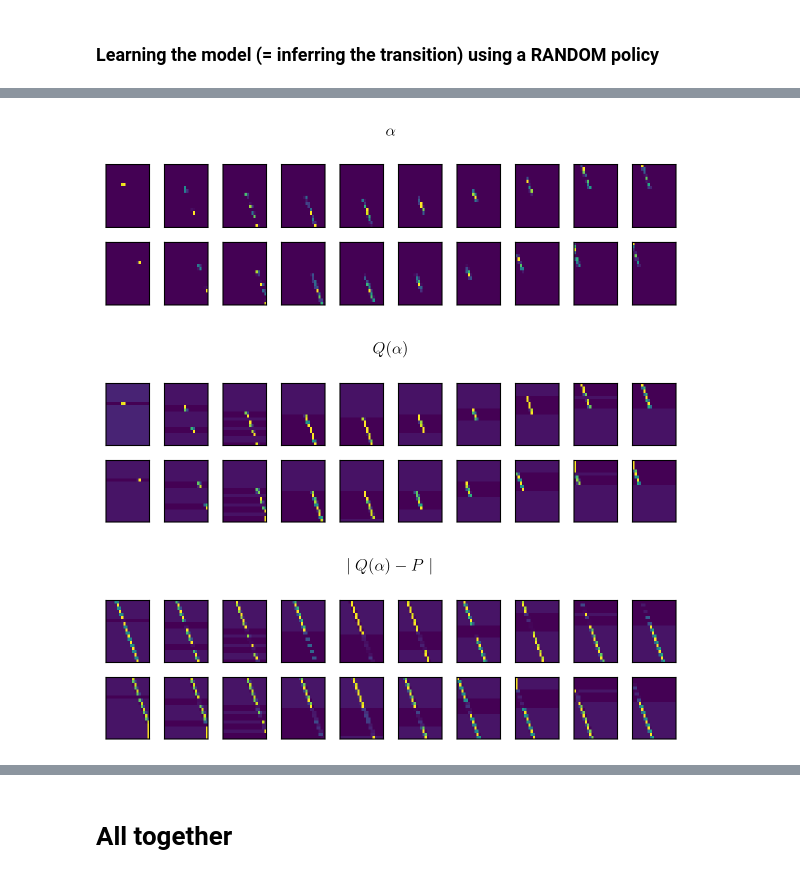
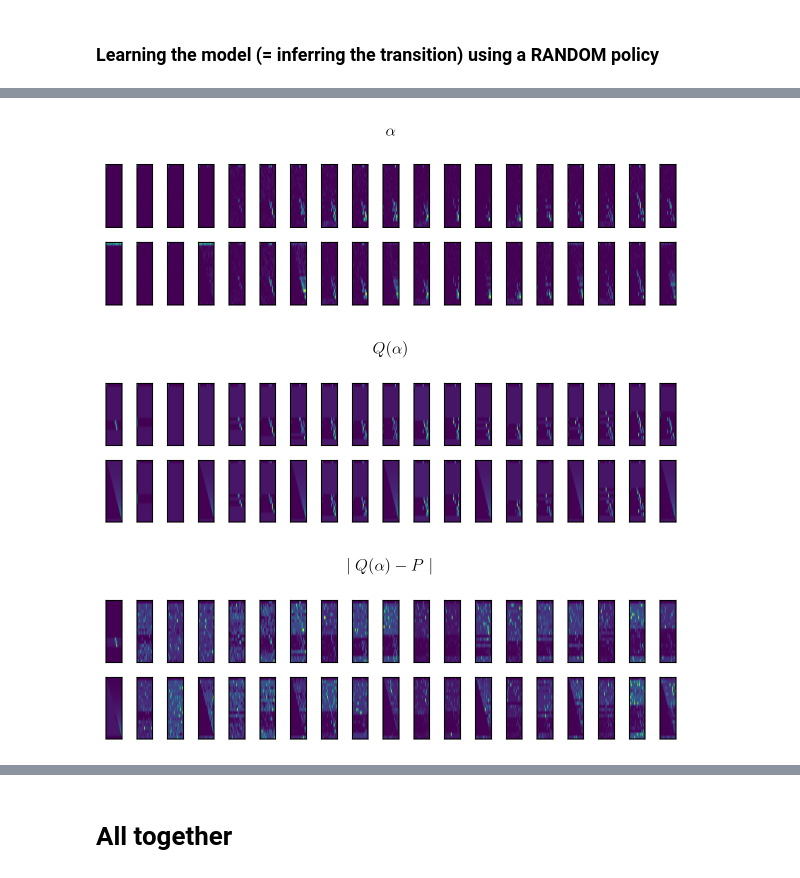
Before and after one commit to AurelienNioche/MAppAnalysis, a Jupyter notebook: notebooks/active_inference/main.ipynb, the cells around one changed output, grey strips where cells are left out. Cells and saved outputs as stored; diff of their text form; code cells hidden in the pictures.

```diff
--- a/notebooks/active_inference/main.ipynb
+++ b/notebooks/active_inference/main.ipynb
@@ -58,3 +54,4 @@ transition_velocity_atvv = normalize_last_dim(alpha_atvv) # Expected value given
 # %%
 n_step_per_day = np.sum(deriv_cum_steps, axis=1)
-total_n_step = np.max(n_step_per_day)
+max_n_step = np.max(n_step_per_day)
+print("max_n_step", max_n_step)
@@ -61,5 +60,5 @@ total_n_step = np.max(n_step_per_day)
 # %%
-position = np.linspace(0, total_n_step*1.2, 20)
+position = np.linspace(0, max_n_step*1.2, 20)
 # Compute position transition matrix
 sigma_transition_position = 10
 tr = np.zeros((position.size, velocity.size, position.size))
@@ -138,7 +137,7 @@ horizon = 1
 n_sample_run = 100
 
 # For logs
-hist_pos, hist_vel = np.zeros((n_sample_run, n_timestep)), np.zeros((n_sample_run, n_timestep))
+hist_pos, hist_vel = np.zeros((n_sample_run, n_timestep-1)), np.zeros((n_sample_run, n_timestep-1))
 
 # For each sample...
 for sample in range(n_sample_run):
@@ -148,7 +147,7 @@ for sample in range(n_sample_run):
 
     np.random.seed(1234 + sample*123)
 
-    for t_idx in range(n_timestep):
+    for t_idx in range(n_timestep-1):
 
         h = min(horizon, n_timestep - t_idx)
         action_plan = list(itertools.product(range(n_action), repeat=h))
@@ -203,16 +202,16 @@ plot.runs(run, *baselines)
 all_hist_err = {}
 policies_err = []
 # %%
-n_episode = 200
+n_episode = 1000
 n_sample_run = 20
-hist_err = np.zeros((n_sample_run, n_episode*n_timestep))
+hist_err = np.zeros((n_sample_run, n_episode*(n_timestep-1)))
 
 for sample in range(n_sample_run):
 
-    alpha_tavv = np.zeros((n_timestep, n_action, n_velocity, n_velocity)) + np.finfo(np.float64).eps
+    _alpha_atvv = np.zeros((n_action, n_timestep-1, n_velocity, n_velocity)) + 0.01 #np.finfo(np.float64).eps
 
     if sample == 0:
-        error = np.mean(np.absolute(transition_velocity_tavv - compute_q(alpha_tavv)))
+        error = np.mean(np.absolute(transition_velocity_atvv - compute_q(_alpha_atvv)))
         print(f"Initial error {error:.4f}")
 
     epoch = 0
@@ -225,24 +224,24 @@ for sample in range(n_sample_run):
 
         action_plan = np.random.randint(n_action, size=n_timestep)
 
-        for t_idx, t in enumerate(timestep):
+        for t_idx in range(timestep.size-1):
 
             # Pick new action and draw new velocity
             a = action_plan[t_idx]
             new_v_index = np.random.choice(
                 np.arange(n_velocity),
-                p=transition_velocity_tavv[t_idx, a, v_idx, :])
+                p=transition_velocity_atvv[a, t_idx, v_idx, :])
 
             # Update alpha
             # https://blog.jakuba.net/posterior-predictive-distribution-for-the-dirichlet-categorical-model/
-            alpha_tavv[t_idx, a, v_idx, new_v_index] += 1
+            _alpha_atvv[a, t_idx, v_idx, new_v_index] += 1
 
             # Update velocity and position
             v_idx = new_v_index
             pos_idx = np.random.choice(np.arange(n_position), p=transition_position_pvp[pos_idx, v_idx, :])
 
             # Log
-            error = np.mean(np.absolute(transition_velocity_tavv - compute_q(alpha_tavv)))
+            error = np.mean(np.absolute(transition_velocity_atvv - compute_q(_alpha_atvv)))
             hist_err[sample, epoch] = error
             epoch += 1
 
@@ -274,16 +273,16 @@ plot.error(run_random)
 # %%
-plot.q(alpha_tavv, title=r"$\alpha$")
+plot.q(_alpha_atvv, title=r"$\alpha$")
 # %% [output]
-[figure, old version]
+[figure, new version]
 # %%
-q = compute_q(alpha_tavv)
+q = compute_q(alpha_atvv)
 plot.q(q, title=r"$Q(\alpha)$")
 # %% [output]
-[figure, old version]
+[figure, new version]
 # %%
-q = compute_q(alpha_tavv)
-diff = np.absolute(transition_velocity_tavv - q)
+q = compute_q(_alpha_atvv)
+diff = np.absolute(transition_velocity_atvv - q)
 plot.q(diff, title=r"$\mid Q(\alpha) - P \mid$")
 # %% [output]
-[figure, old version]
+[figure, new version]
 # %%
```
Also changed, not shown: parts of 12 cells of this notebook, 4 other files.
